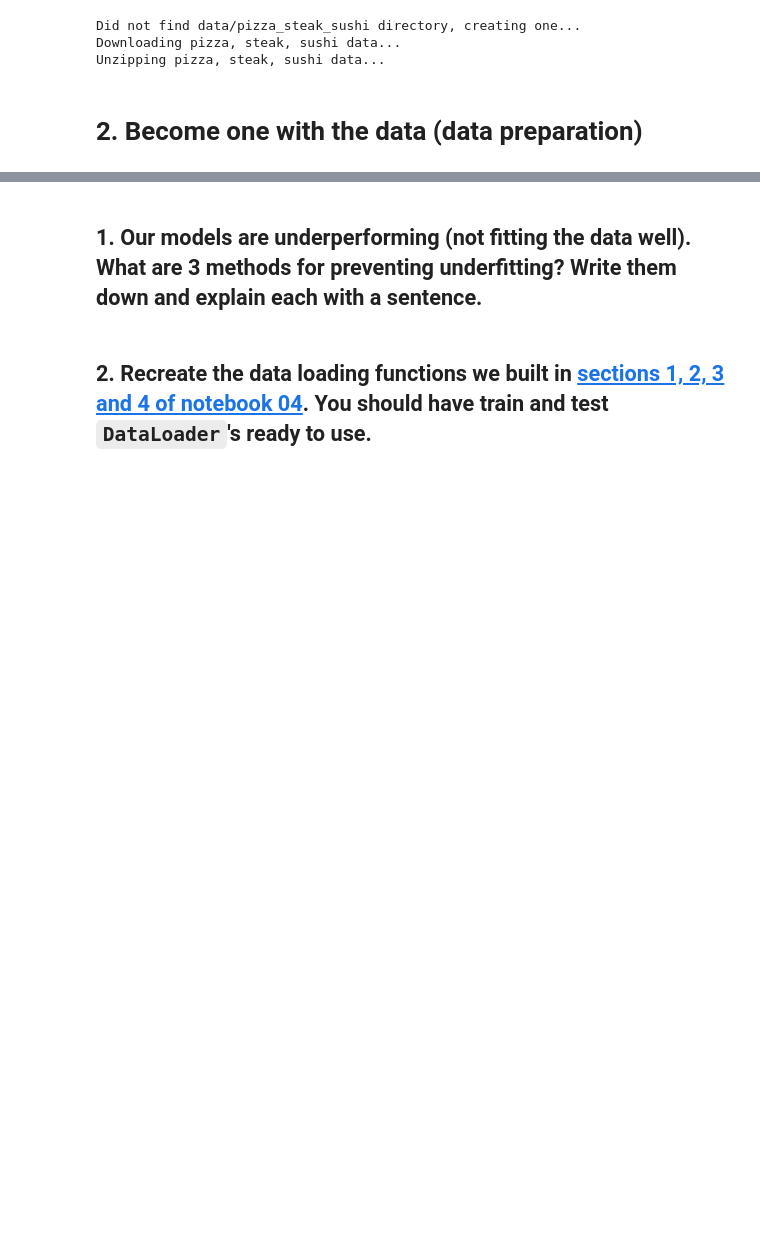
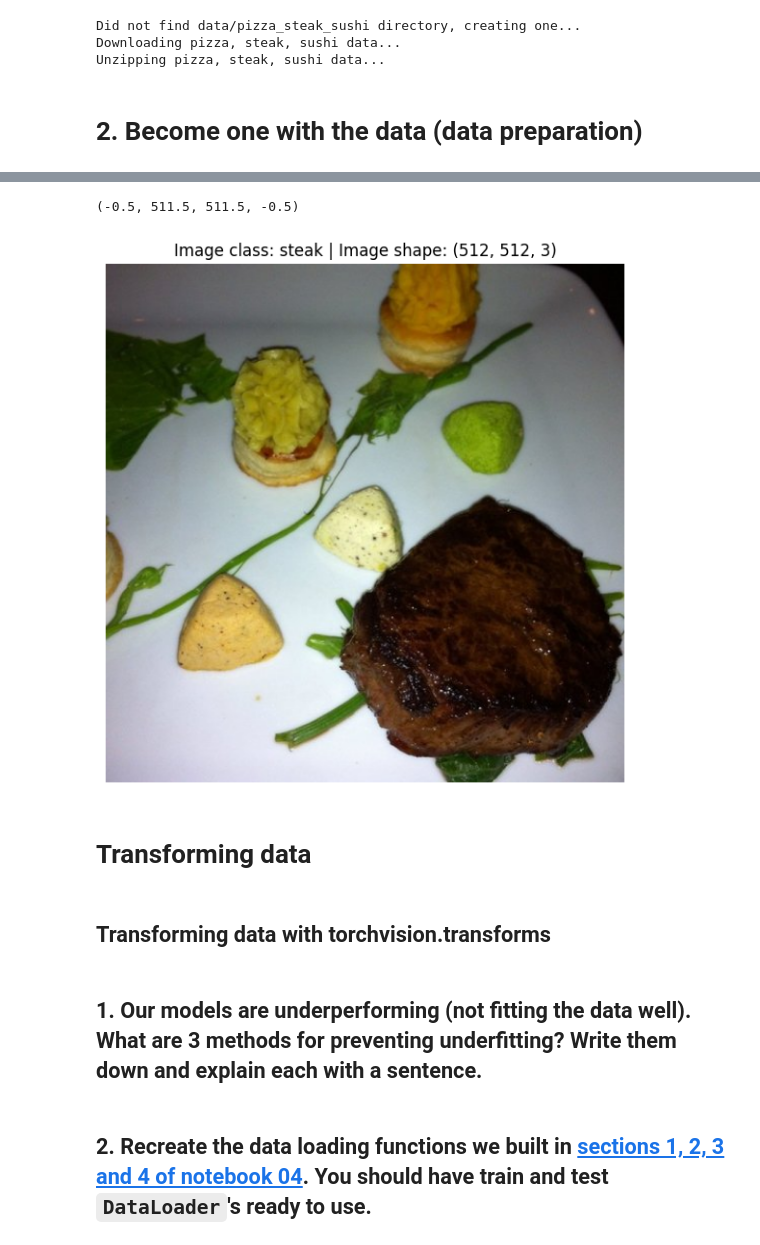
Before and after one commit to JoonhyeonKim/Fun_with_practicing_DS, a Jupyter notebook: 04_pytorch_custom_datasets_exercises.ipynb, the cells around one changed output, grey strips where cells are left out. Cells and saved outputs as stored; diff of their text form; code cells hidden in the pictures; blank space fills up the shorter version.

```diff
--- a/04_pytorch_custom_datasets_exercises.ipynb
+++ b/04_pytorch_custom_datasets_exercises.ipynb
@@ -88,0 +165,18 @@ Unzipping pizza, steak, sushi data...
+# %%
+import numpy as np
+import matplotlib.pyplot as plt
+
+# Turn the image into an array
+img_as_array = np.asarray(img)
+
+# Plot the image with matplotlib
+plt.figure(figsize=(10, 7))
+plt.imshow(img_as_array)
+plt.title(f"Image class: {image_class} | Image shape: {img_as_array.shape}")
+
+plt.axis(False)
+# %% [output]
+(-0.5, 511.5, 511.5, -0.5)
+[figure, added]
+# %% [markdown]
+# Transforming data
@@ -88,0 +187,2 @@ Unzipping pizza, steak, sushi data...
+# %% [markdown]
+## Transforming data with torchvision.transforms
```
Also changed, not shown: parts of 17 cells of this notebook.
